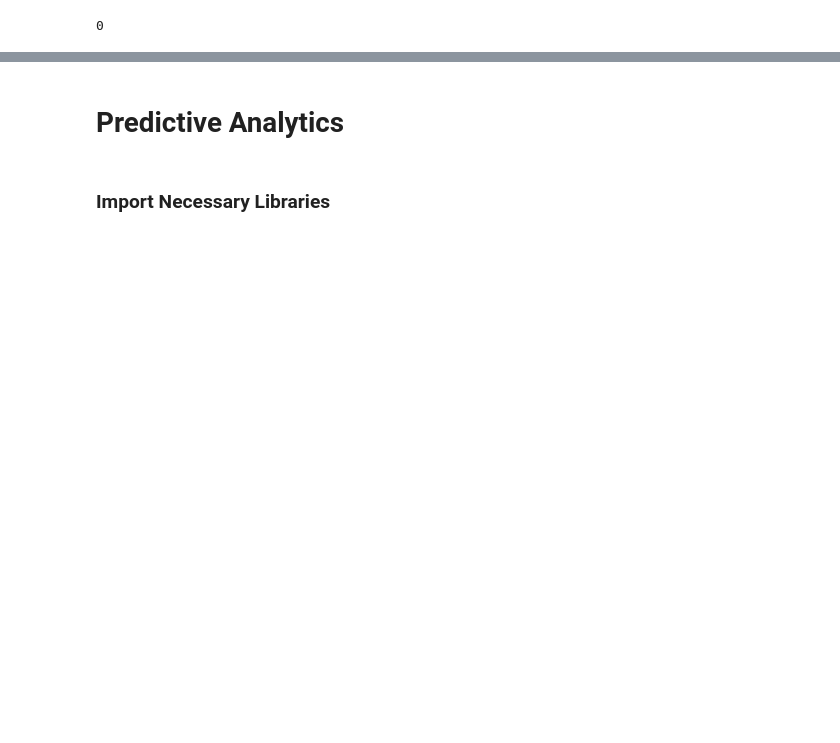
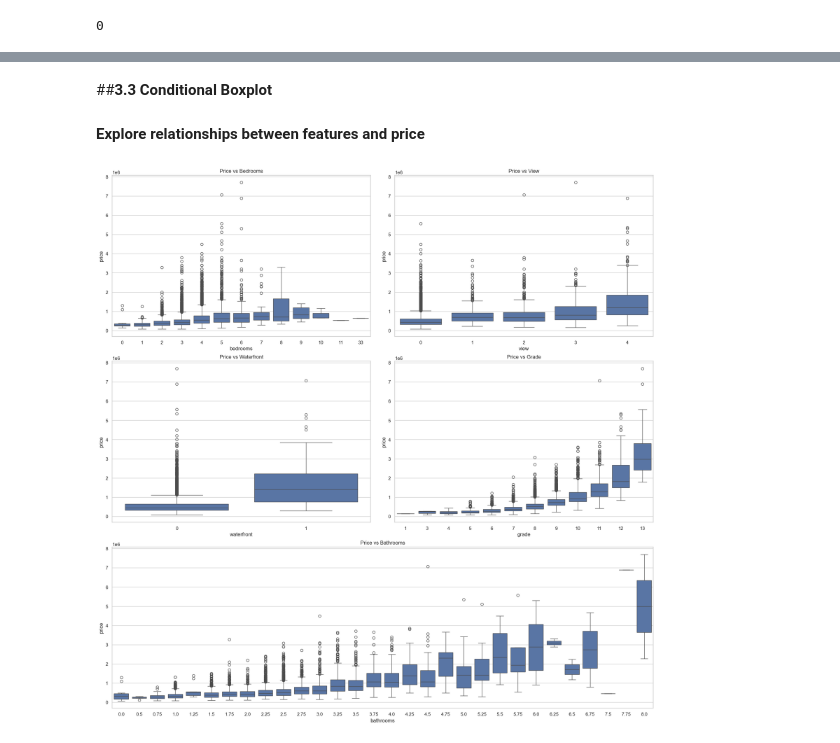
Before and after one commit to fyiernzy/House-Prediction-App, a Jupyter notebook: backend/Python_Assignment.ipynb, the cells around one changed output, grey strips where cells are left out. Cells and saved outputs as stored; diff of their text form; code cells hidden in the pictures; blank space fills up the shorter version.

```diff
--- a/backend/Python_Assignment.ipynb
+++ b/backend/Python_Assignment.ipynb
@@ -532,4 +190,0 @@ print("Number of rows after outlier removal:", len(df_no_outliers))
-# %% [markdown]
-# Predictive Analytics
-# %% [markdown]
-### **Import Necessary Libraries**
@@ -538,0 +191,38 @@ from statsmodels.formula.api import ols
+# %% [markdown]
+##**3.3 Conditional Boxplot**
+# %% [markdown]
+**Explore relationships between features and price**
+# %%
+# Create a gridspec layout
+fig = plt.figure(constrained_layout=True, figsize=(18, 18))
+spec = gridspec.GridSpec(ncols=2, nrows=3, figure=fig)
+
+# Boxplot for price vs bedrooms
+ax1 = fig.add_subplot(spec[0, 0])
+sns.boxplot(x=df['bedrooms'], y=df['price'], ax=ax1)
+ax1.set_title('Price vs Bedrooms')
+
+# Boxplot for price vs view
+ax2 = fig.add_subplot(spec[0, 1])
+sns.boxplot(x=df['view'], y=df['price'], ax=ax2)
+ax2.set_title('Price vs View')
+
+# Boxplot for price vs waterfront
+ax3 = fig.add_subplot(spec[1, 0])
+sns.boxplot(x=df['waterfront'], y=df['price'], ax=ax3)
+ax3.set_title('Price vs Waterfront')
+
+# Boxplot for price vs grade
+ax4 = fig.add_subplot(spec[1, 1])
+sns.boxplot(x=df['grade'], y=df['price'], ax=ax4)
+ax4.set_title('Price vs Grade')
+
+# Boxplot for price vs bathrooms, spanning entire row
+ax5 = fig.add_subplot(spec[2, :])
+sns.boxplot(x=df['bathrooms'], y=df['price'], ax=ax5)
+ax5.set_title('Price vs Bathrooms')
+
+# Adjust layout to prevent overlap
+plt.show()
+# %% [output]
+[figure, added]
```
Also changed, not shown: parts of 117 cells of this notebook, 6 other files.
